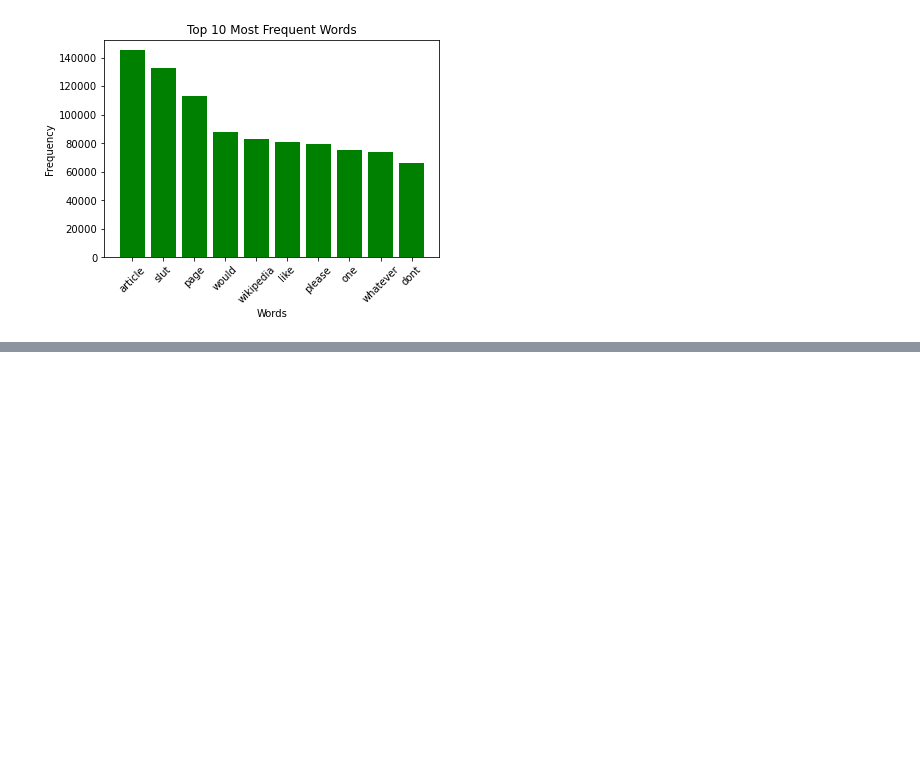
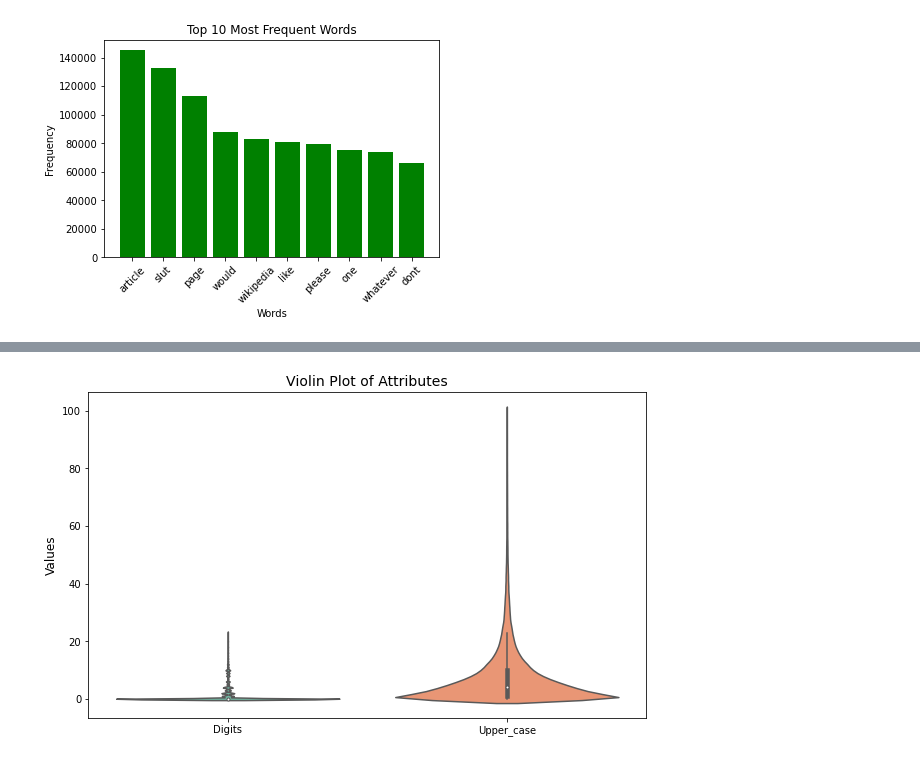
Before and after one commit to FilippoSechi/HateSpeechDetection, a Jupyter notebook: notebook.ipynb, the cells around one changed output, grey strips where cells are left out. Saved outputs shown, nothing was run; the diff lists cells and outputs as text; code cells hidden in the pictures; blank space fills up the shorter version.

```diff
--- a/notebook.ipynb
+++ b/notebook.ipynb
@@ -455 +433,17 @@ Correlation heatpmap
+# %%
+plt.figure(figsize=(10, 6))
+
+# Create the violin plot
+sns.violinplot(data=df[["Digits","Upper_case"]], palette="Set2",scale="width")
+
+# Set the y-axis label
+plt.ylabel("Values", fontsize=12)
+
+# Set the plot title
+plt.title("Violin Plot of Attributes", fontsize=14)
+
+# Show the plot
+plt.show()
+# %% [output]
+[figure, added]
 # %%
```
Also changed, not shown: parts of 30 cells of this notebook.
